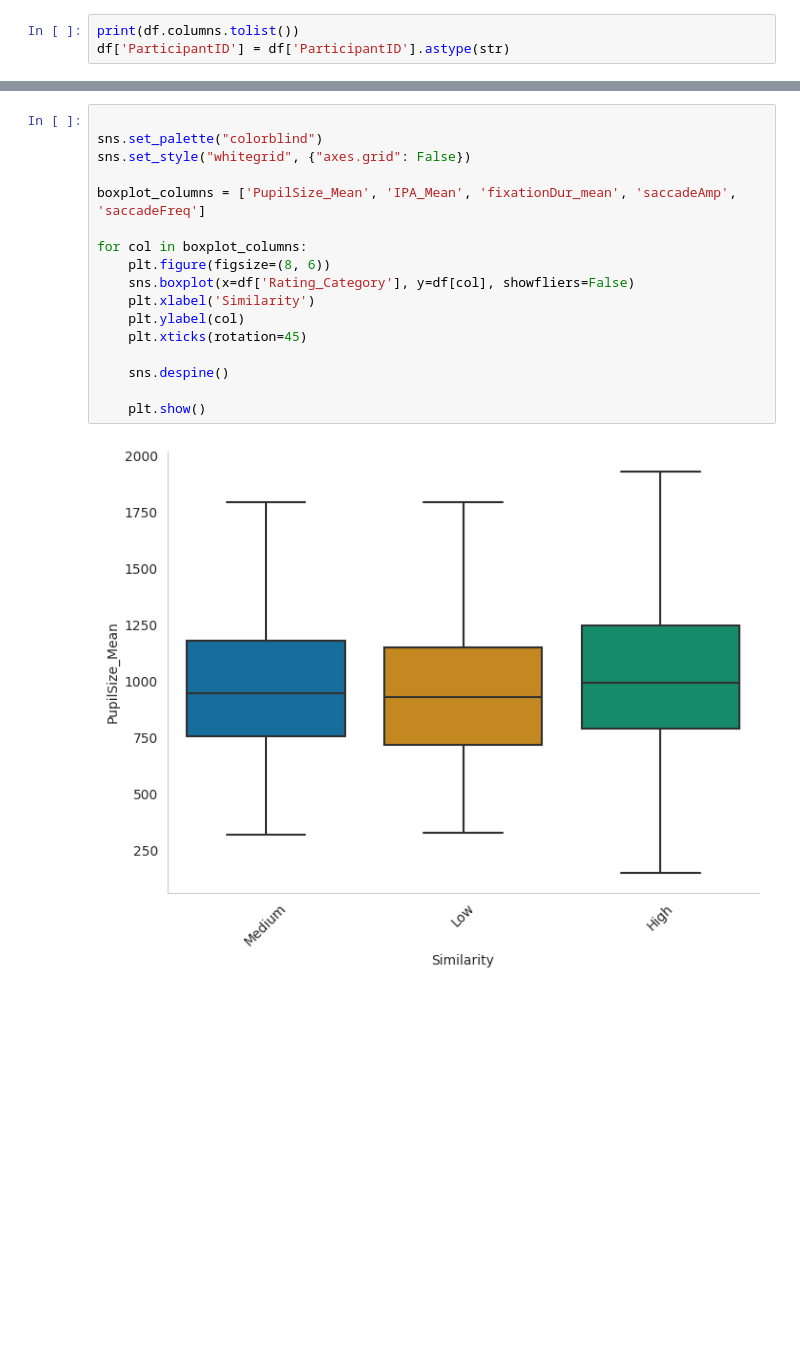
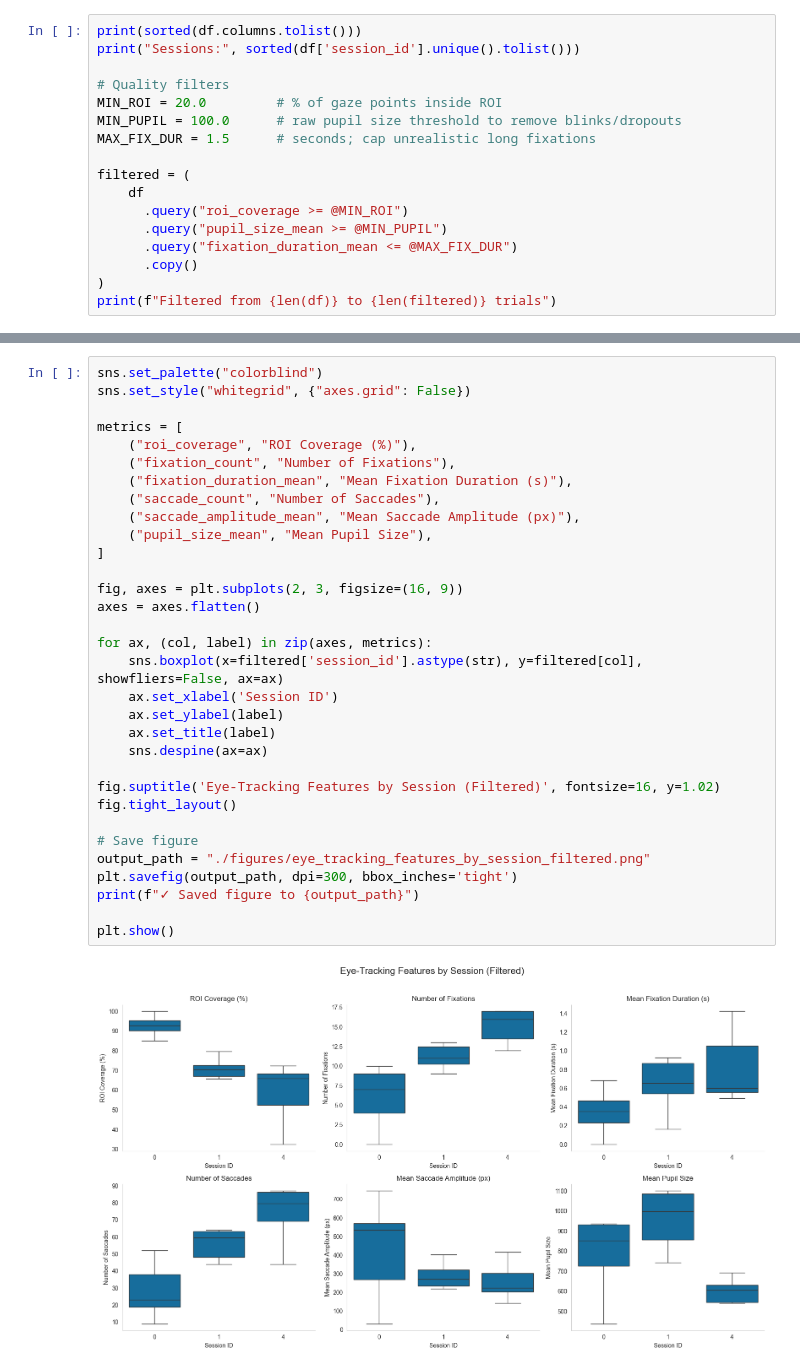
Before and after one commit to kimberlyeder/eeg-eyetracking-analysis, a Jupyter notebook: 07_Eye_plotting.ipynb, the cells around one changed output, grey strips where cells are left out. Cells and saved outputs as stored; diff of their text form; blank space fills up the shorter version.

Commit message:
Eye Tracking Plotting Features

```diff
--- a/07_Eye_plotting.ipynb
+++ b/07_Eye_plotting.ipynb
@@ -10,4 +39,18 @@ df = pd.read_csv(file_path)
 # %%
-print(df.columns.tolist())
-df['ParticipantID'] = df['ParticipantID'].astype(str)
+print(sorted(df.columns.tolist()))
+print("Sessions:", sorted(df['session_id'].unique().tolist()))
+
+# Quality filters
+MIN_ROI = 20.0         # % of gaze points inside ROI
+MIN_PUPIL = 100.0      # raw pupil size threshold to remove blinks/dropouts
+MAX_FIX_DUR = 1.5      # seconds; cap unrealistic long fixations
+
+filtered = (
+    df
+      .query("roi_coverage >= @MIN_ROI")
+      .query("pupil_size_mean >= @MIN_PUPIL")
+      .query("fixation_duration_mean <= @MAX_FIX_DUR")
+      .copy()
+)
+print(f"Filtered from {len(df)} to {len(filtered)} trials")
 # %% [output]
@@ -15,19 +60,34 @@ df['ParticipantID'] = df['ParticipantID'].astype(str)
 # %%
-
 sns.set_palette("colorblind")
 sns.set_style("whitegrid", {"axes.grid": False})
 
-boxplot_columns = ['PupilSize_Mean', 'IPA_Mean', 'fixationDur_mean', 'saccadeAmp', 'saccadeFreq']
+metrics = [
+    ("roi_coverage", "ROI Coverage (%)"),
+    ("fixation_count", "Number of Fixations"),
+    ("fixation_duration_mean", "Mean Fixation Duration (s)"),
+    ("saccade_count", "Number of Saccades"),
+    ("saccade_amplitude_mean", "Mean Saccade Amplitude (px)"),
+    ("pupil_size_mean", "Mean Pupil Size"),
+]
 
-for col in boxplot_columns:
-    plt.figure(figsize=(8, 6))
-    sns.boxplot(x=df['Rating_Category'], y=df[col], showfliers=False)
-    plt.xlabel('Similarity')
-    plt.ylabel(col)
-    plt.xticks(rotation=45)
+fig, axes = plt.subplots(2, 3, figsize=(16, 9))
+axes = axes.flatten()
 
-    sns.despine()
+for ax, (col, label) in zip(axes, metrics):
+    sns.boxplot(x=filtered['session_id'].astype(str), y=filtered[col], showfliers=False, ax=ax)
+    ax.set_xlabel('Session ID')
+    ax.set_ylabel(label)
+    ax.set_title(label)
+    sns.despine(ax=ax)
 
-    plt.show()
+fig.suptitle('Eye-Tracking Features by Session (Filtered)', fontsize=16, y=1.02)
+fig.tight_layout()
+
+# Save figure
+output_path = "./figures/eye_tracking_features_by_session_filtered.png"
+plt.savefig(output_path, dpi=300, bbox_inches='tight')
+print(f"✓ Saved figure to {output_path}")
+
+plt.show()
 # %% [output]
-[figure, old version]
+[figure, new version]
```
Also changed, not shown: parts of 5 cells of this notebook, 1 other file.
